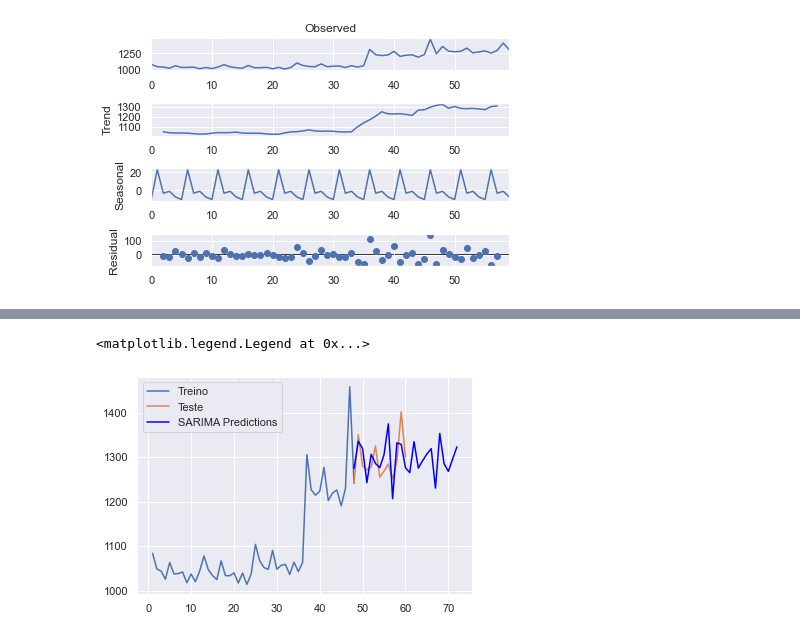
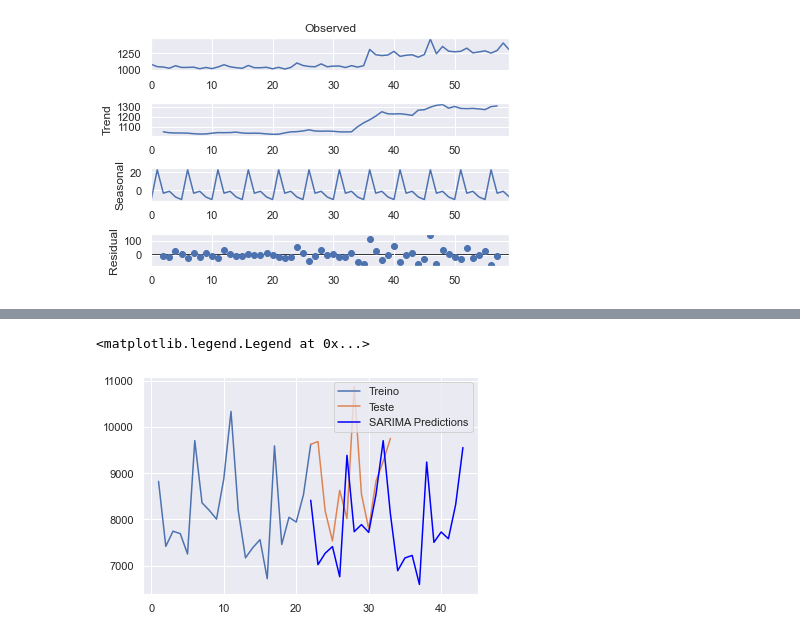
Before and after one commit to ghastcmd/data-science-project, a Jupyter notebook: Projeto.ipynb, the cells around one changed output, grey strips where cells are left out. Saved outputs shown, nothing was run; the diff lists cells and outputs as text; code cells hidden in the pictures.

```diff
--- a/Projeto.ipynb
+++ b/Projeto.ipynb
@@ -453,0 +472,6 @@ y = train['train']
+# %%
+mediasAp_conc = list(itertools.chain.from_iterable(mediasAposentados))
+decompose = seasonal_decompose(mediasAp_conc,model='additive', period=5)
+decompose.plot()
+print("Decomposição de tendências de 2017 a 2021")
+plt.show()
@@ -453,0 +481,21 @@ y = train['train']
+# %%
+#Predição aposentadoria
+
+months = list(range(1,34))
+df_medias_ap = pd.DataFrame(mediasAp_conc, index = months, columns = ['Media_mensal'])
+df_medias_ap['Mes'] = df_medias_ap.index
+train = df_medias_ap[df_medias_ap['Mes'] <=  22]
+train['train'] = train['Media_mensal']
+del train['Mes']
+del train['Media_mensal']
+test = df_medias_ap[df_medias_ap['Mes'] >=  22]
+test['test'] = test['Media_mensal']
+del test['Mes']
+del test['Media_mensal']
+plt.plot(train, color = "black")
+plt.plot(test, color = "red")
+plt.title("Train/Test split para média mensal")
+plt.ylabel("Média mensal")
+plt.xlabel('Meses')
+sns.set()
+plt.show()
@@ -454,23 +504,25 @@ y = train['train']
+# %%
+y = train['train']
 # %%
-SARIMAXmodel = SARIMAX(y, order = (12, 0, 1), seasonal_order=(0,0,0,2))
+SARIMAXmodel = SARIMAX(y, order = (2, 1, 4), seasonal_order=(2,1,4,11))
 SARIMAXmodel = SARIMAXmodel.fit(dis=-1)
 
 def sarima_forecast(size):
     y_pred = SARIMAXmodel.get_forecast(size)
     y_pred_df = y_pred.conf_int(alpha = 0.05)
     y_pred_df["Predictions"] = SARIMAXmodel.predict(start = y_pred_df.index[0], end = y_pred_df.index[-1])
 
     y_pred_df.index = [i for i in range(y_pred_df.index[0], y_pred_df.index[-1] + 1)] # test.index
     y_pred_out = y_pred_df["Predictions"]
     return y_pred_out
 
-y_pred_out = sarima_forecast(len(test.index) + 12)
+y_pred_out = sarima_forecast(len(test.index) + 10)
 
 plt.clf()
 plt.plot(train, label='Treino')
 plt.plot(test, label='Teste')
 plt.plot(y_pred_out, color='Blue', label = 'SARIMA Predictions')
 plt.legend()
 # %% [output]
 <matplotlib.legend.Legend at 0x...>
-[figure, old version]
+[figure, new version]
```
Also changed, not shown: parts of 16 cells of this notebook.
